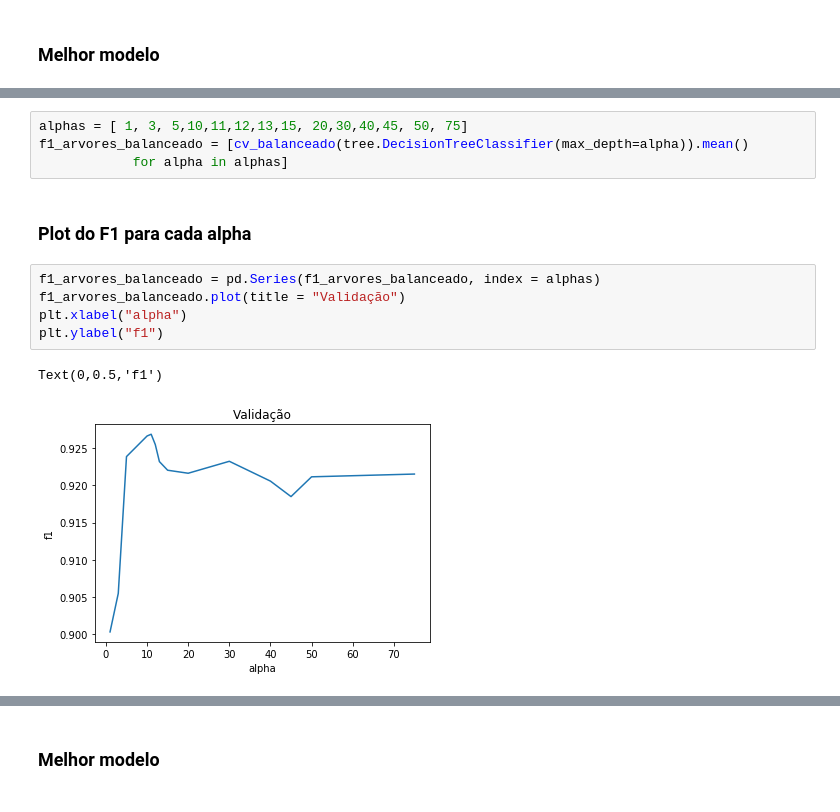
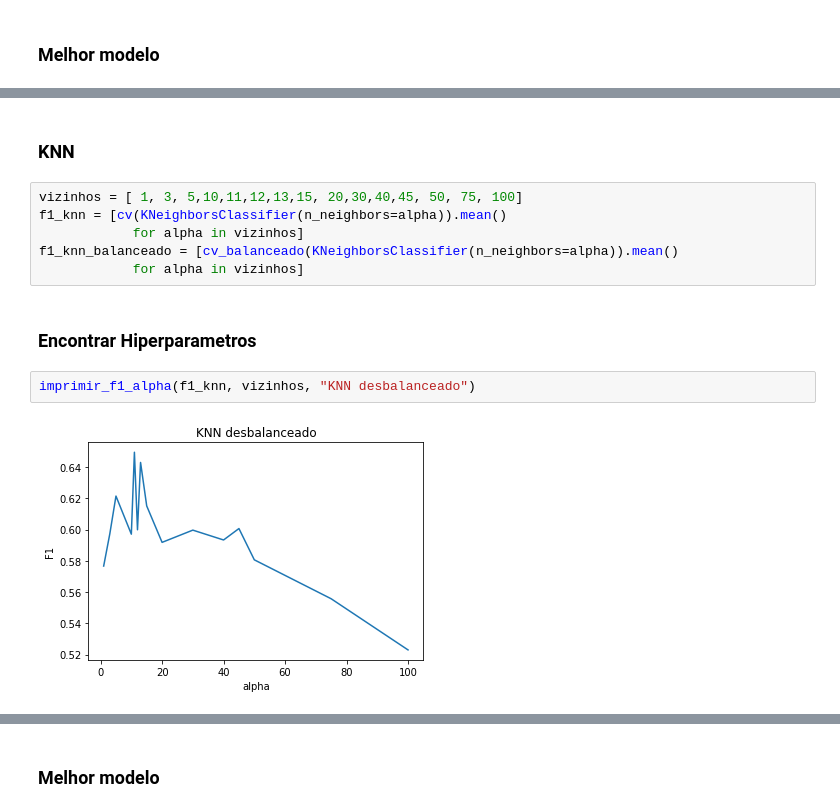
Before and after one commit to luizcz/aprendizado_maquina, a Jupyter notebook: classificacao/Classificação.ipynb, the cells around one changed output, grey strips where cells are left out. Saved outputs shown, nothing was run; the diff lists cells and outputs as text.

```diff
--- a/classificacao/Classificação.ipynb
+++ b/classificacao/Classificação.ipynb
@@ -123,14 +197,14 @@ arvore.score(teste, y_teste)
+# %% [markdown]
+### KNN
 # %%
-alphas = [ 1, 3, 5,10,11,12,13,15, 20,30,40,45, 50, 75]
-f1_arvores_balanceado = [cv_balanceado(tree.DecisionTreeClassifier(max_depth=alpha)).mean()
-            for alpha in alphas]
+vizinhos = [ 1, 3, 5,10,11,12,13,15, 20,30,40,45, 50, 75, 100]
+f1_knn = [cv(KNeighborsClassifier(n_neighbors=alpha)).mean()
+            for alpha in vizinhos]
+f1_knn_balanceado = [cv_balanceado(KNeighborsClassifier(n_neighbors=alpha)).mean()
+            for alpha in vizinhos]
-# %% [markdown]
-### Plot do F1 para cada alpha
-# %%
-f1_arvores_balanceado = pd.Series(f1_arvores_balanceado, index = alphas)
-f1_arvores_balanceado.plot(title = "Validação")
-plt.xlabel("alpha")
-plt.ylabel("f1")
-# %% [output]
-Text(0,0.5,'f1')
-[figure, removed]
+# %% [markdown]
+### Encontrar Hiperparametros
+# %%
+imprimir_f1_alpha(f1_knn, vizinhos, "KNN desbalanceado")
+# %% [output]
+[figure, added]
```
Also changed, not shown: parts of 61 cells of this notebook, 1 other file.
